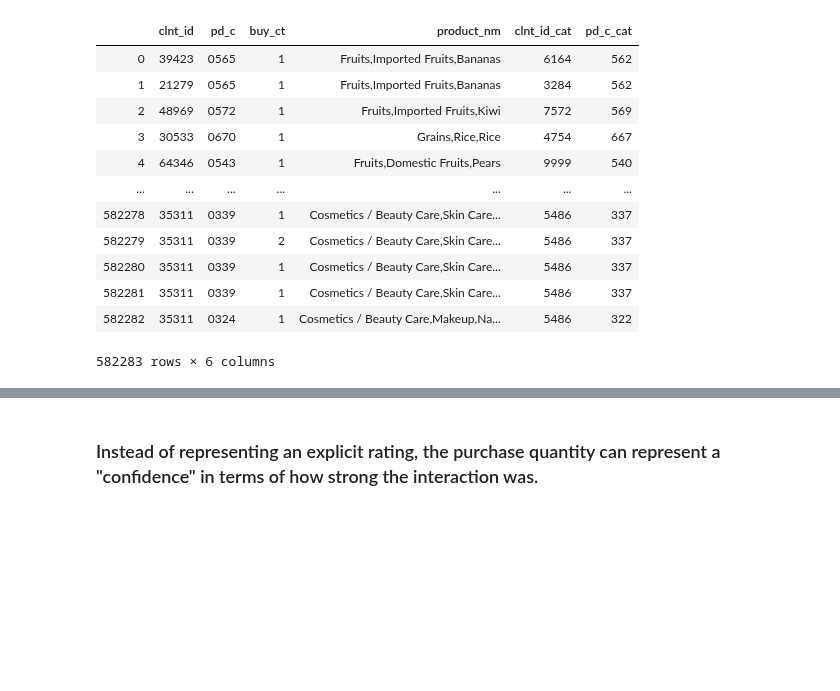
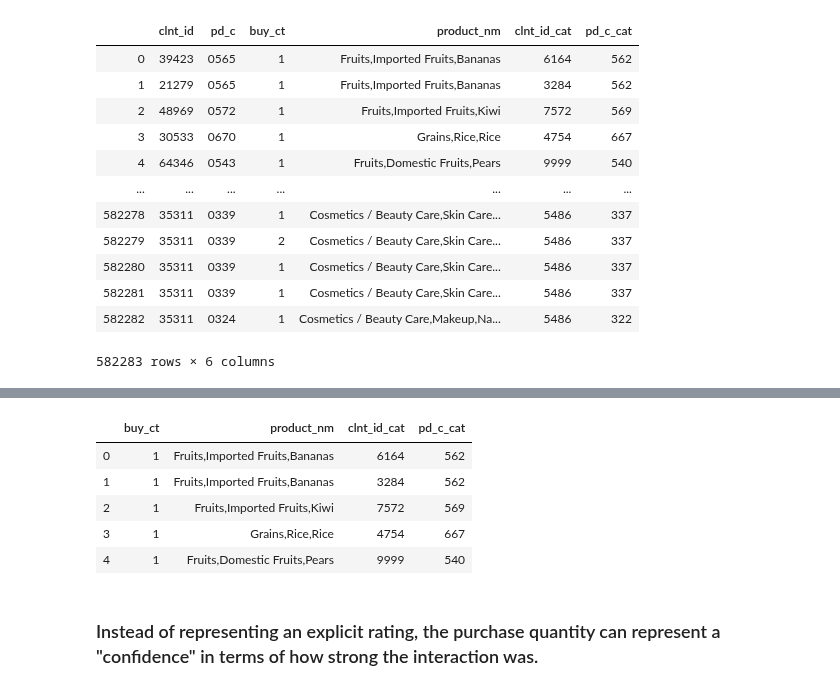
Before and after one commit to hojisu/recommendation-project, a Jupyter notebook: Alternating-Least-Squares-Copy1.ipynb, the cells around one changed output, grey strips where cells are left out. Cells and saved outputs as stored; diff of their text form; code cells hidden in the pictures; blank space fills up the shorter version.

```diff
--- a/Alternating-Least-Squares-Copy1.ipynb
+++ b/Alternating-Least-Squares-Copy1.ipynb
@@ -88,3 +124,14 @@ df
+# %%
+df1 = df.copy()
+df1 = df1.drop(['clnt_id', 'pd_c'], axis=1)
+df1.head()
+# %% [output]
+|  | buy_ct | product_nm | clnt_id_cat | pd_c_cat |
+| 0 | 1 | Fruits,Imported Fruits,Bananas | 6164 | 562 |
+| 1 | 1 | Fruits,Imported Fruits,Bananas | 3284 | 562 |
+| 2 | 1 | Fruits,Imported Fruits,Kiwi | 7572 | 569 |
+| 3 | 1 | Grains,Rice,Rice | 4754 | 667 |
+| 4 | 1 | Fruits,Domestic Fruits,Pears | 9999 | 540 |
 # %%
 df = df_transaction[['clnt_id', 'pd_c', 'buy_ct']]
 # grouped_df =df.groupby(['clnt_id', 'pd_c']).sum().reset_index()
```
Also changed, not shown: parts of 2 cells of this notebook.
